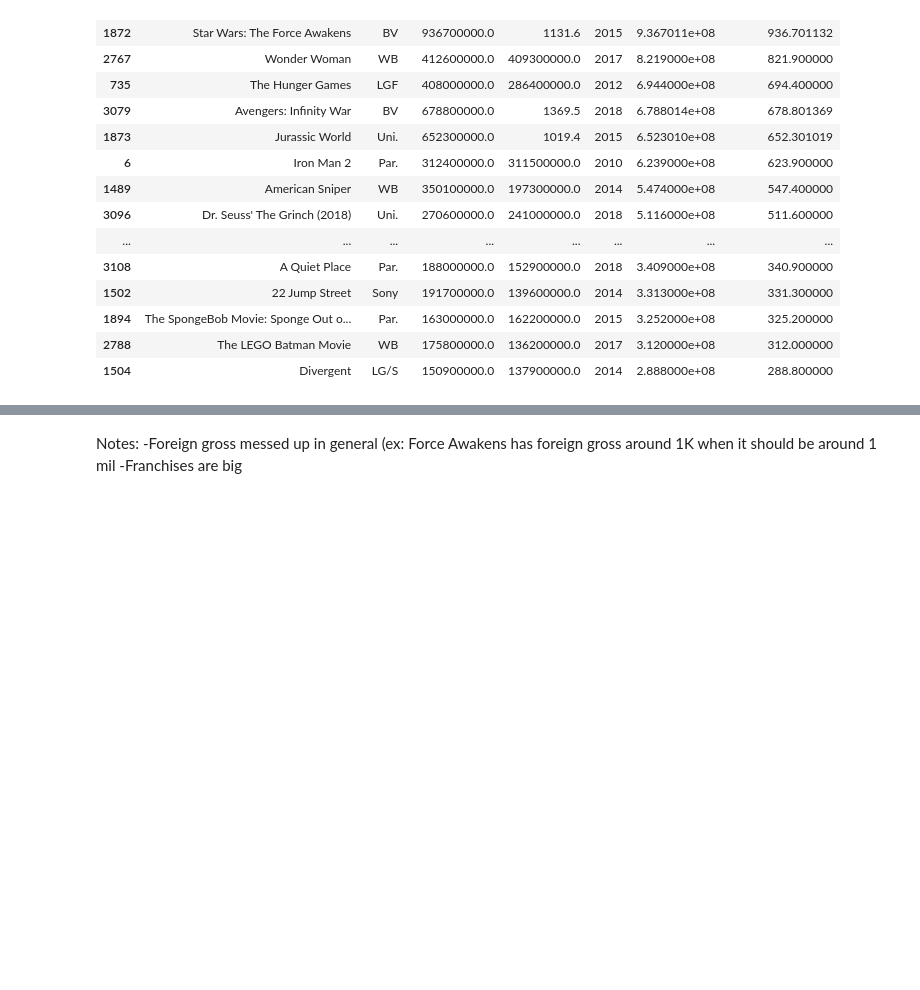
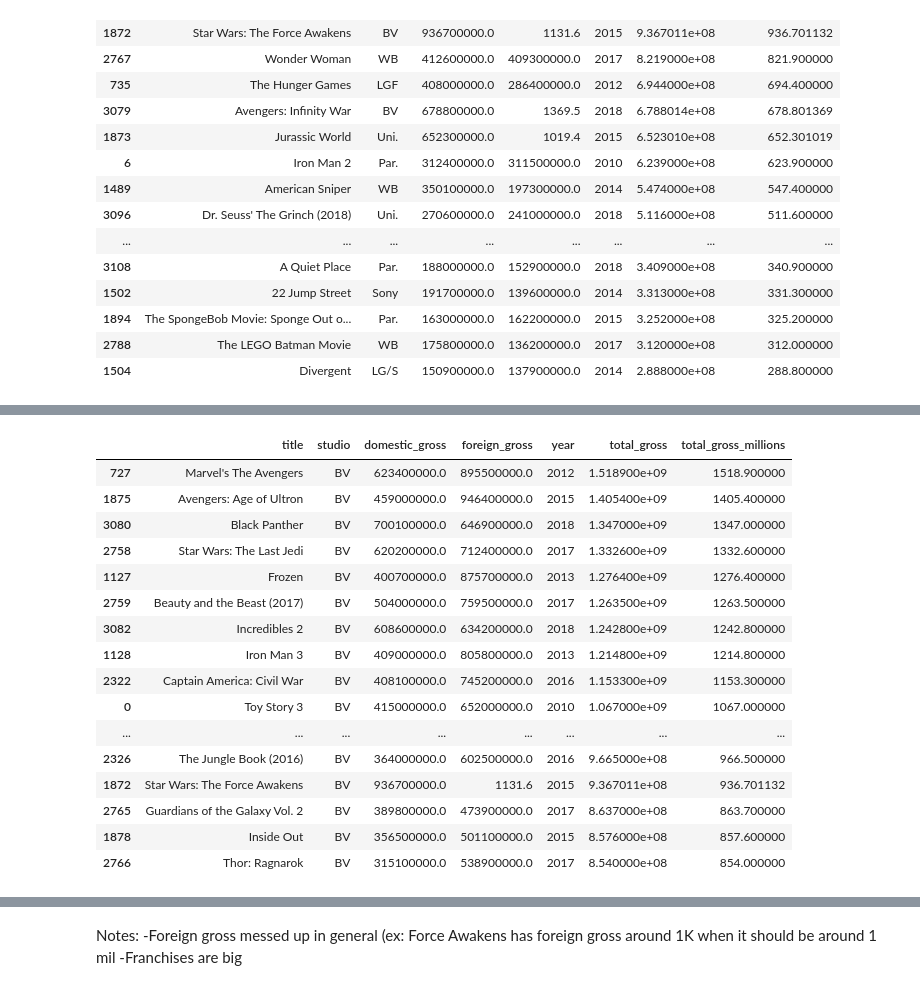
Before and after one commit to learn-co-curriculum/dsc-phase-1-project, a Jupyter notebook: BOM Scratchbook.ipynb, the cells around one changed output, grey strips where cells are left out. Drawn from its saved outputs; the diff is of its cells as text; code cells hidden in the pictures; blank space fills up the shorter version.

```diff
--- a/BOM Scratchbook.ipynb
+++ b/BOM Scratchbook.ipynb
@@ -212,2 +251,23 @@ bom_dom_greater.head(20)
+# %%
+BV_df = bom_dropped[bom_dropped['studio']=='BV']
+BV_df.head(20)
+# %% [output]
+|  | title | studio | domestic_gross | foreign_gross | year | total_gross | total_gross_millions |
+| 727 | Marvel's The Avengers | BV | 623400000.0 | 895500000.0 | 2012 | 1.518900e+09 | 1518.900000 |
+| 1875 | Avengers: Age of Ultron | BV | 459000000.0 | 946400000.0 | 2015 | 1.405400e+09 | 1405.400000 |
+| 3080 | Black Panther | BV | 700100000.0 | 646900000.0 | 2018 | 1.347000e+09 | 1347.000000 |
+| 2758 | Star Wars: The Last Jedi | BV | 620200000.0 | 712400000.0 | 2017 | 1.332600e+09 | 1332.600000 |
+| 1127 | Frozen | BV | 400700000.0 | 875700000.0 | 2013 | 1.276400e+09 | 1276.400000 |
+| 2759 | Beauty and the Beast (2017) | BV | 504000000.0 | 759500000.0 | 2017 | 1.263500e+09 | 1263.500000 |
+| 3082 | Incredibles 2 | BV | 608600000.0 | 634200000.0 | 2018 | 1.242800e+09 | 1242.800000 |
+| 1128 | Iron Man 3 | BV | 409000000.0 | 805800000.0 | 2013 | 1.214800e+09 | 1214.800000 |
+| 2322 | Captain America: Civil War | BV | 408100000.0 | 745200000.0 | 2016 | 1.153300e+09 | 1153.300000 |
+| 0 | Toy Story 3 | BV | 415000000.0 | 652000000.0 | 2010 | 1.067000e+09 | 1067.000000 |
+| ... | ... | ... | ... | ... | ... | ... | ... |
+| 2326 | The Jungle Book (2016) | BV | 364000000.0 | 602500000.0 | 2016 | 9.665000e+08 | 966.500000 |
+| 1872 | Star Wars: The Force Awakens | BV | 936700000.0 | 1131.6 | 2015 | 9.367011e+08 | 936.701132 |
+| 2765 | Guardians of the Galaxy Vol. 2 | BV | 389800000.0 | 473900000.0 | 2017 | 8.637000e+08 | 863.700000 |
+| 1878 | Inside Out | BV | 356500000.0 | 501100000.0 | 2015 | 8.576000e+08 | 857.600000 |
+| 2766 | Thor: Ragnarok | BV | 315100000.0 | 538900000.0 | 2017 | 8.540000e+08 | 854.000000 |
 # %%
 for_gross_errors = bom_dropped[(bom_dropped['foreign_gross'] < 10000) & (bom_dropped['domestic_gross'] > 1000000)]
```
Also changed, not shown: parts of 5 cells of this notebook, 4 other files.
